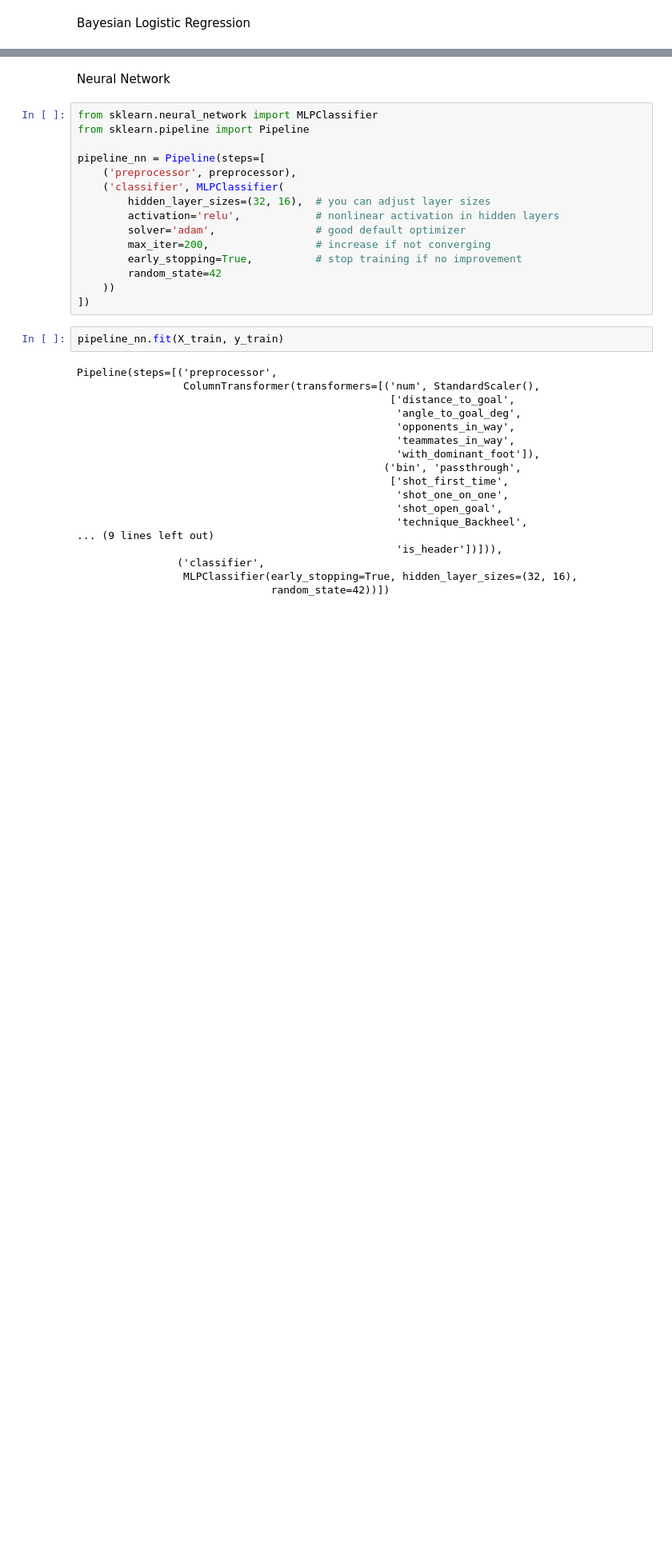
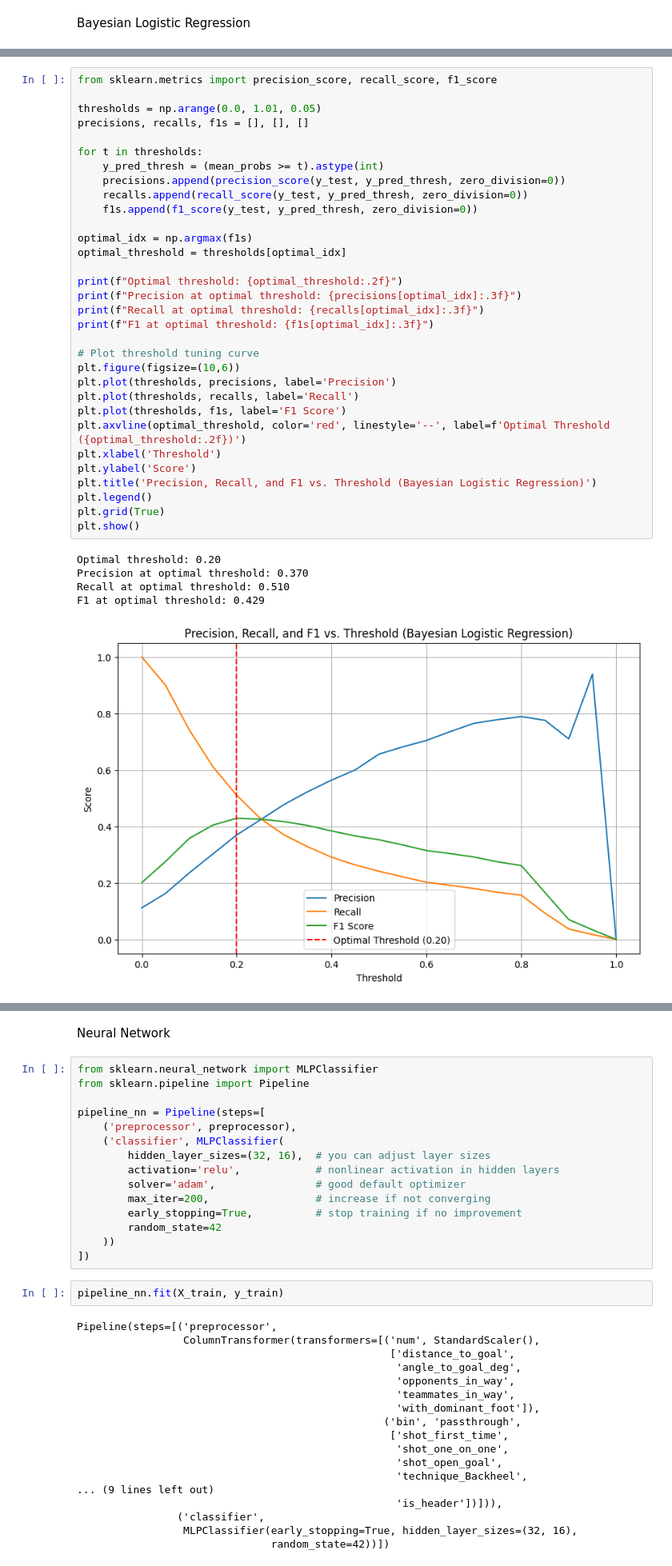
Before and after one commit to arne2204/Probabilistic-Machine-Learning_lecture-PROJECTS, a Jupyter notebook: projects/08-1SHXXXX_football_analytics/notebooks/05_model_training_and_evaluation.ipynb, the cells around one changed output, grey strips where cells are left out. Shown at 80% size. Drawn from its saved outputs; the diff is of its cells as text; blank space fills up the shorter version.

```diff
--- a/projects/08-1SHXXXX_football_analytics/notebooks/05_model_training_and_evaluation.ipynb
+++ b/projects/08-1SHXXXX_football_analytics/notebooks/05_model_training_and_evaluation.ipynb
@@ -609,0 +713,38 @@ az.summary(trace, var_names=["intercept", "coeffs"], hdi_prob=0.95)
+# %%
+from sklearn.metrics import precision_score, recall_score, f1_score
+
+thresholds = np.arange(0.0, 1.01, 0.05)
+precisions, recalls, f1s = [], [], []
+
+for t in thresholds:
+    y_pred_thresh = (mean_probs >= t).astype(int)
+    precisions.append(precision_score(y_test, y_pred_thresh, zero_division=0))
+    recalls.append(recall_score(y_test, y_pred_thresh, zero_division=0))
+    f1s.append(f1_score(y_test, y_pred_thresh, zero_division=0))
+
+optimal_idx = np.argmax(f1s)
+optimal_threshold = thresholds[optimal_idx]
+
+print(f"Optimal threshold: {optimal_threshold:.2f}")
+print(f"Precision at optimal threshold: {precisions[optimal_idx]:.3f}")
+print(f"Recall at optimal threshold: {recalls[optimal_idx]:.3f}")
+print(f"F1 at optimal threshold: {f1s[optimal_idx]:.3f}")
+
+# Plot threshold tuning curve
+plt.figure(figsize=(10,6))
+plt.plot(thresholds, precisions, label='Precision')
+plt.plot(thresholds, recalls, label='Recall')
+plt.plot(thresholds, f1s, label='F1 Score')
+plt.axvline(optimal_threshold, color='red', linestyle='--', label=f'Optimal Threshold ({optimal_threshold:.2f})')
+plt.xlabel('Threshold')
+plt.ylabel('Score')
+plt.title('Precision, Recall, and F1 vs. Threshold (Bayesian Logistic Regression)')
+plt.legend()
+plt.grid(True)
+plt.show()
+# %% [output]
+Optimal threshold: 0.20
+Precision at optimal threshold: 0.370
+Recall at optimal threshold: 0.510
+F1 at optimal threshold: 0.429
+[figure, added]
```
Also changed, not shown: parts of 14 cells of this notebook.
